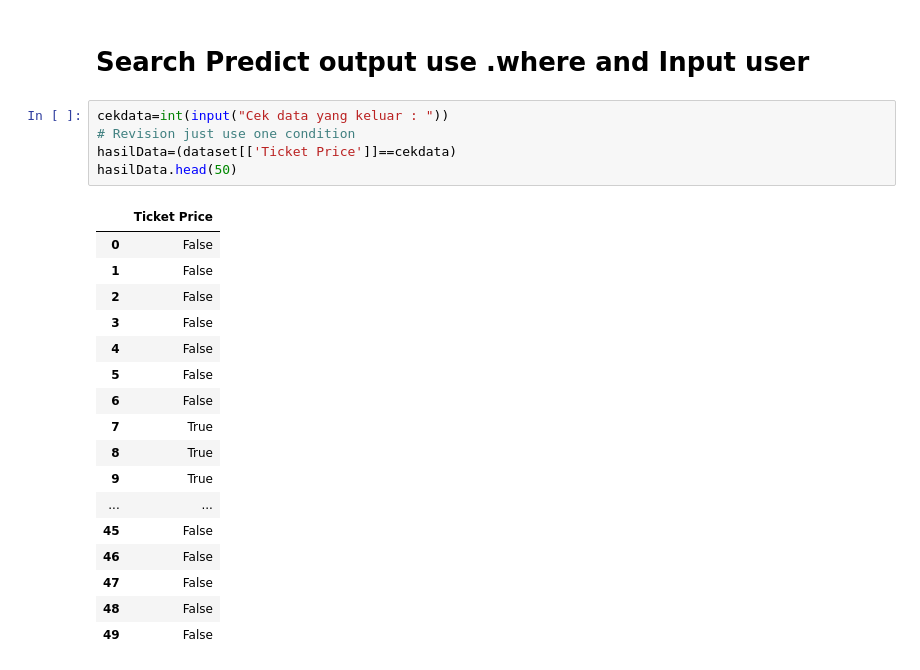
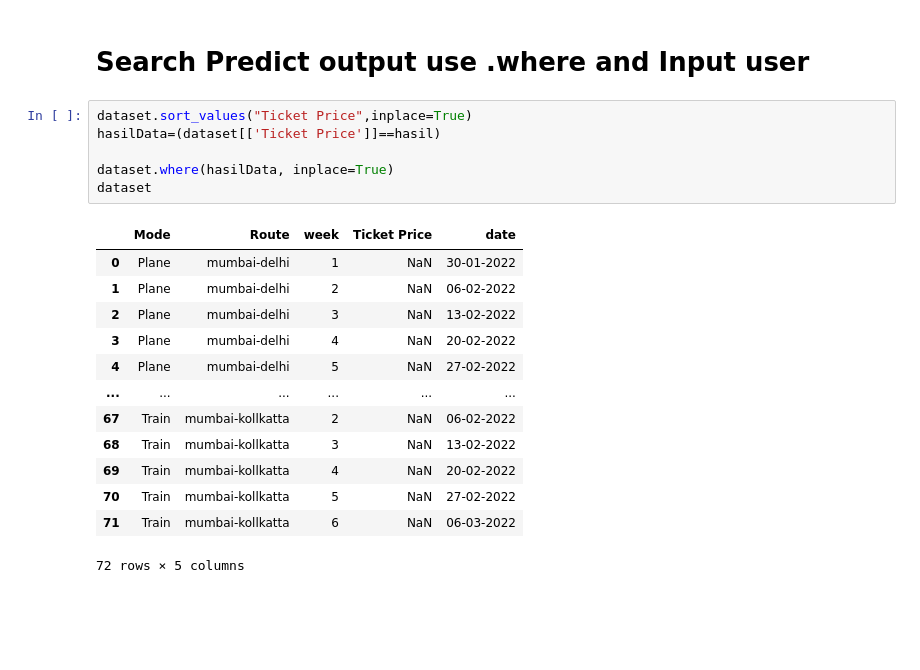
Before and after one commit to ackermanjayjay/Python_Walkthrough, a Jupyter notebook: Damin/Train_Plane_Classification.ipynb, the cells around one changed output. Saved outputs shown, nothing was run; the diff lists cells and outputs as text; blank space fills up the shorter version.

```diff
--- a/Damin/Train_Plane_Classification.ipynb
+++ b/Damin/Train_Plane_Classification.ipynb
@@ -154,25 +167,22 @@ print(hasil)
 # %% [markdown]
 # Search Predict output use .where and Input user
-# %%
-cekdata=int(input("Cek data yang keluar : "))
-# Revision just use one condition
-hasilData=(dataset[['Ticket Price']]==cekdata)
-hasilData.head(50)
-# %% [output]
-|  | Ticket Price |
-| 0 | False |
-| 1 | False |
-| 2 | False |
-| 3 | False |
-| 4 | False |
-| 5 | False |
-| 6 | False |
-| 7 | True |
-| 8 | True |
-| 9 | True |
-| ... | ... |
-| 45 | False |
-| 46 | False |
-| 47 | False |
-| 48 | False |
-| 49 | False |
+# %%
+dataset.sort_values("Ticket Price",inplace=True)
+hasilData=(dataset[['Ticket Price']]==hasil)
+
+dataset.where(hasilData, inplace=True)
+dataset
+# %% [output]
+|  | Mode | Route | week | Ticket Price | date |
+| 0 | Plane | mumbai-delhi | 1 | NaN | 30-01-2022 |
+| 1 | Plane | mumbai-delhi | 2 | NaN | 06-02-2022 |
+| 2 | Plane | mumbai-delhi | 3 | NaN | 13-02-2022 |
+| 3 | Plane | mumbai-delhi | 4 | NaN | 20-02-2022 |
+| 4 | Plane | mumbai-delhi | 5 | NaN | 27-02-2022 |
+| ... | ... | ... | ... | ... | ... |
+| 67 | Train | mumbai-kollkatta | 2 | NaN | 06-02-2022 |
+| 68 | Train | mumbai-kollkatta | 3 | NaN | 13-02-2022 |
+| 69 | Train | mumbai-kollkatta | 4 | NaN | 20-02-2022 |
+| 70 | Train | mumbai-kollkatta | 5 | NaN | 27-02-2022 |
+| 71 | Train | mumbai-kollkatta | 6 | NaN | 06-03-2022 |
+72 rows × 5 columns
```
Also changed, not shown: parts of 1 cell of this notebook.
